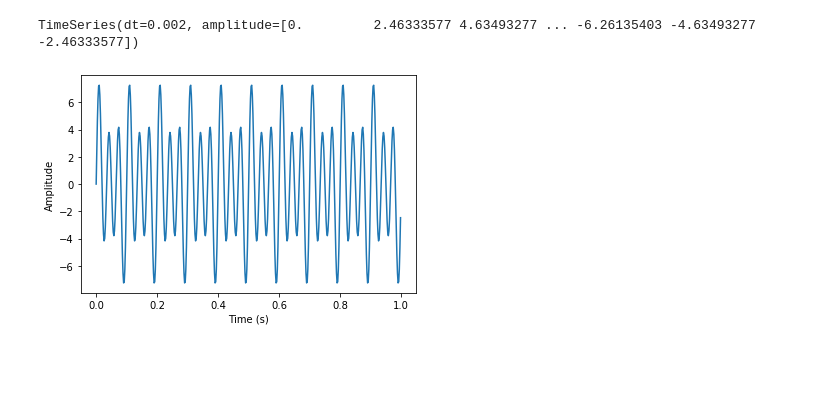
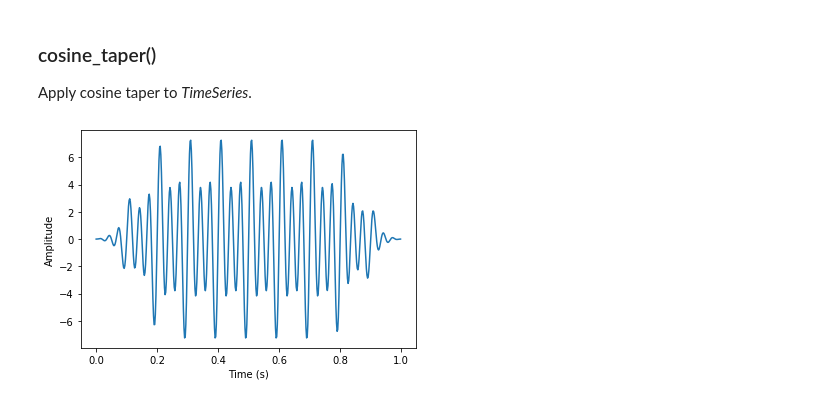
Before and after one commit to jpvantassel/sigpropy, a Jupyter notebook: examples/TimeSeries.ipynb, the cells around one changed output. Cells and saved outputs as stored; diff of their text form; code cells hidden in the pictures; blank space fills up the shorter version.

Commit message:
:books: Update Jupyter examples

```diff
--- a/examples/TimeSeries.ipynb
+++ b/examples/TimeSeries.ipynb
@@ -36,20 +78,21 @@ TimeSeries(dt=0.002, amplitude=[0.         0.12533323 0.24868989 ... -0.36812455
+# %% [markdown]
+### cosine_taper()
+
+Apply cosine taper to _TimeSeries_.
 # %%
-dt = 0.002                           # Time step of 0.002 seconds
-time = np.arange(0, 1, dt)           # Create time vector between 0 and 1 second using time step spaced points
-s1 = 1*np.sin(2*np.pi*10*time)       # Create amplitdue vector for three different sinusoids.
+dt = 0.002                                # Same example as before.
+time = np.arange(0, 1, dt)
+s1 = 1*np.sin(2*np.pi*10*time)
 s2 = 2*np.sin(2*np.pi*20*time)
 s3 = 5*np.sin(2*np.pi*30*time)
 
 amplitude = s1 + s2 + s3
 tseries = sigpropy.TimeSeries(amplitude, dt)
+tseries.cosine_taper(width = 0.5)         # Apply cosine taper on 50% of record.
 
-print(tseries)                       # String represetation
-
-                                     # Plot
-plt.plot(tseries.time, tseries.amplitude)
+plt.plot(tseries.time, tseries.amplitude) # Plot
 plt.xlabel("Time (s)")
 plt.ylabel("Amplitude")
 plt.show()
 # %% [output]
-TimeSeries(dt=0.002, amplitude=[0.         2.46333577 4.63493277 ... -6.26135403 -4.63493277 -2.46333577])
-[figure, old version]
+[figure, new version]
```
Also changed, not shown: parts of 9 cells of this notebook, 3 other files.
